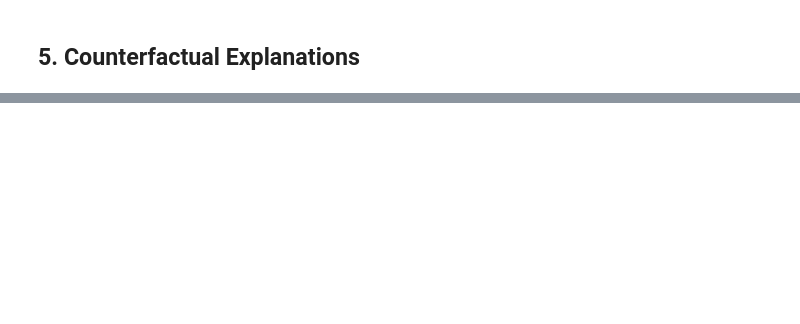
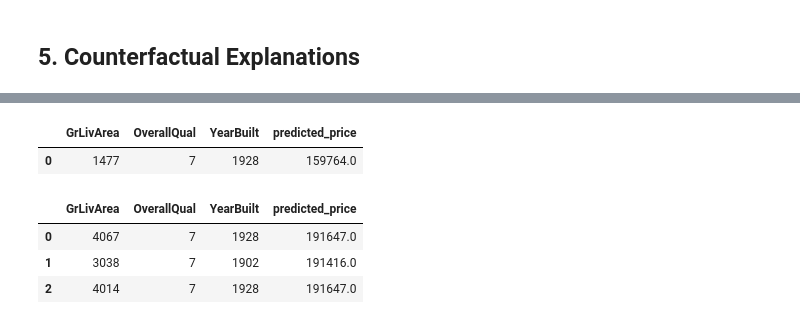
Before and after one commit to ioannismesionis/counterfactual-explanations, a Jupyter notebook: counterfactual_poc.ipynb, the cells around one changed output, grey strips where cells are left out. Cells and saved outputs as stored; diff of their text form; code cells hidden in the pictures; blank space fills up the shorter version.

```diff
--- a/counterfactual_poc.ipynb
+++ b/counterfactual_poc.ipynb
@@ -271,0 +630,14 @@ cf_examples.visualize_as_dataframe(show_only_changes=True)
+# %%
+# The example that was passed
+cf_examples.cf_examples_list[0].test_instance_df.iloc[[0]][['GrLivArea', 'OverallQual', 'YearBuilt', 'predicted_price']]
+# %% [output]
+|  | GrLivArea | OverallQual | YearBuilt | predicted_price |
+| 0 | 1477 | 7 | 1928 | 159764.0 |
+# %%
+# Explore the counterfactuals
+cf_examples.cf_examples_list[0].final_cfs_df[['GrLivArea', 'OverallQual', 'YearBuilt', 'predicted_price']]
+# %% [output]
+|  | GrLivArea | OverallQual | YearBuilt | predicted_price |
+| 0 | 4067 | 7 | 1928 | 191647.0 |
+| 1 | 3038 | 7 | 1902 | 191416.0 |
+| 2 | 4014 | 7 | 1928 | 191647.0 |
```
Also changed, not shown: parts of 36 cells of this notebook.
